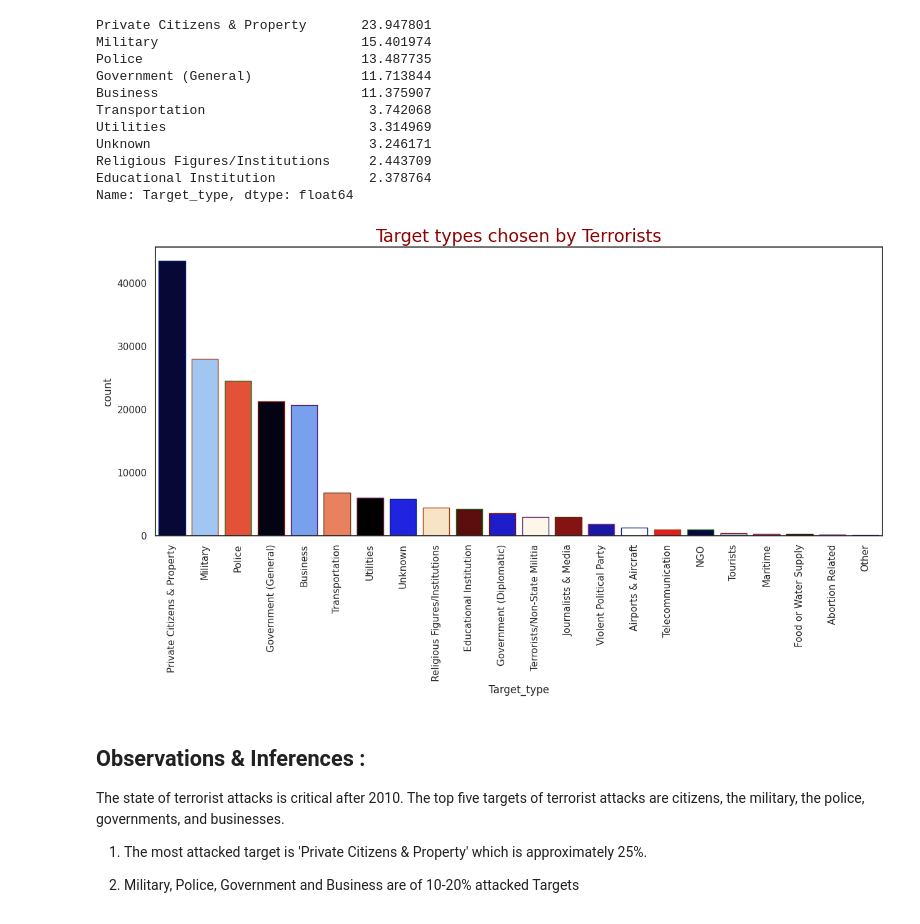
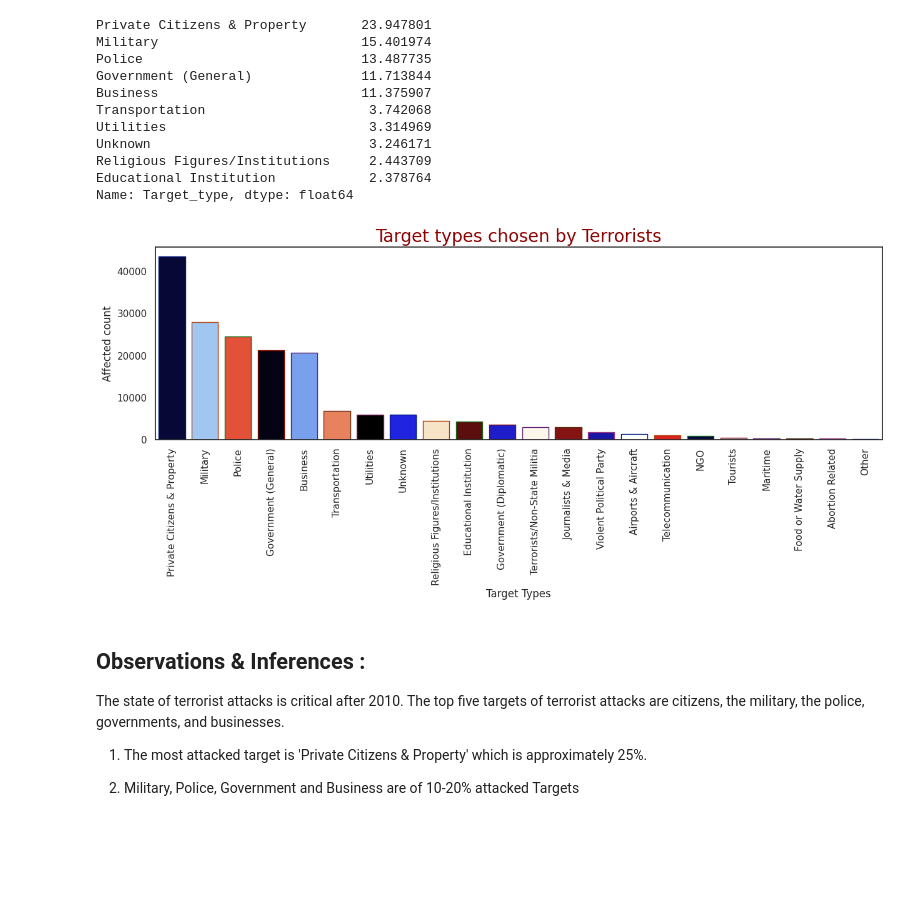
Before and after one commit to somyakmukherjee/Exploratory-Data-Analysis-on-Global-Terrorism, a Jupyter notebook: Capstone_Project_Global_terrorism_EDA_by_Somyak_Mukherjee.ipynb, the cells around one changed output. Drawn from its saved outputs; the diff is of its cells as text; code cells hidden in the pictures; blank space fills up the shorter version.

```diff
--- a/Capstone_Project_Global_terrorism_EDA_by_Somyak_Mukherjee.ipynb
+++ b/Capstone_Project_Global_terrorism_EDA_by_Somyak_Mukherjee.ipynb
@@ -178,7 +220,7 @@ Year, Month, Country, Region, State, City, ishostkid, Successs, Nationality of v
 # %%
 gt_df.drop(columns={'eventid','extended','iday','country','targsubtype1','region','weaptype1','weapsubtype1','specificity',
                              'vicinity','crit1','crit2','crit3','doubtterr','multiple','suicide','attacktype1','targtype1','targsubtype1_txt'
-                             ,'target1','natlty1_txt','guncertain1','individual','weapsubtype1_txt','property','dbsource','INT_LOG','INT_IDEO',
+                             ,'target1','natlty1','guncertain1','individual','weapsubtype1_txt','property','dbsource','INT_LOG','INT_IDEO',
                              'INT_MISC','INT_ANY'},inplace=True,axis=1)
 # %%
 gt_df.shape
@@ -198,8 +238,8 @@ gt_df.head()
 # %%
 gt_df.rename(columns={'iyear':'Year','imonth':'Month','country_txt':'Country','region_txt':'Region',
                      'provstate':'State','city':'City','latitude':'latitude','longitude':'longitude','success':'Success',
-                     'attacktype1_txt':'Attacktype','targtype1_txt':'Target_type','targsubtype1_txt':'Target_subtype',
-                     'gname':'Gang_name','weaptype1_txt':'Weapontype','nkill':'Kills', 'nwound':'Wounds'},inplace=True)
+                     'attacktype1_txt':'Attacktype','targtype1_txt':'Target_type','targsubtype1_txt':'Target_subtype','natlty1_txt':'Nationality',
+                     'gname':'Gang_name','weaptype1_txt':'Weapontype','nkill':'Kills', 'nwound':'Wounds','ishostkid': 'Kid_hostage'},inplace=True)
 # %%
 gt_df.columns
 # %% [output]
@@ -215,6 +255,7 @@ gt_df.shape
 gt_df['State']= gt_df['State'].fillna('Unknown')
 gt_df['City']=gt_df['City'].fillna('Unknown')
 gt_df['Target_type']= gt_df['Target_type'].fillna("Others")
+gt_df['Nationality']=gt_df['Nationality'].fillna('Unknown')
 gt_df['Kills']=gt_df['Kills'].fillna(0)
 gt_df['Wounds']=gt_df['Wounds'].fillna(0)
 gt_df['victims']=gt_df['Kills']+gt_df['Wounds']
@@ -266,0 +327,22 @@ As we can see from above pie chart that the terrorists used bombs or explosions
+# %%
+#set seaborn plotting aesthetics
+sns.set(style='white')
+
+#create stacked bar chart
+ax = nation_df.plot(kind='bar', stacked=True, color=['red', 'lime', 'green', 'fuchsia', 'steelblue','skyblue', 'aqua', 'yellow', 'pink'])
+
+#rotate x-axis labels
+plt.xticks(rotation=90)
+
+#add axis titles
+plt.ylabel('No. of Victims',fontsize= 15)
+plt.xlabel("Nationality",fontsize= 15)
+
+#add overall title
+plt.title("Nationality wise victims stacked on different Attack types used by Terrorists",fontsize= 20,color='Darkred')
+
+# Set plot size
+plt.gcf().set_size_inches(15,6)
+
+#Display the plot
+plt.show()
@@ -284,14 +378,24 @@ Religious Figures/Institutions     2.443709
 Educational Institution            2.378764
 Name: Target_type, dtype: float64
 # %%
-#Target types chosen by Terrorists
-plt.subplots(figsize=(15,6))
+# Creating the subplot & figure size.
+plt.subplots(figsize=(15,4))
+
+# Creating a countplot of target types chosen by Terrorists.
 sns.countplot(x='Target_type',data=gt_df ,palette='flag',order=gt_df.Target_type.value_counts().index,edgecolor=sns.color_palette('dark',7))
+
+# Giving a proper title, axis labels.
+plt.title('Target types chosen by Terrorists',fontsize=20,color='Darkred')
+plt.xlabel('Target Types')
+plt.ylabel('Affected count')
+
+# Rotating x-axis values for better visualisation
 plt.xticks(rotation=90)
-plt.title('Target types chosen by Terrorists',fontsize=20,color='Darkred')
+
+# Showing the plot
 plt.show()
 # %% [output]
-[figure, old version]
+[figure, new version]
 # %% [markdown]
 ## **Observations & Inferences :**
 
```
Also changed, not shown: parts of 50 cells of this notebook.
